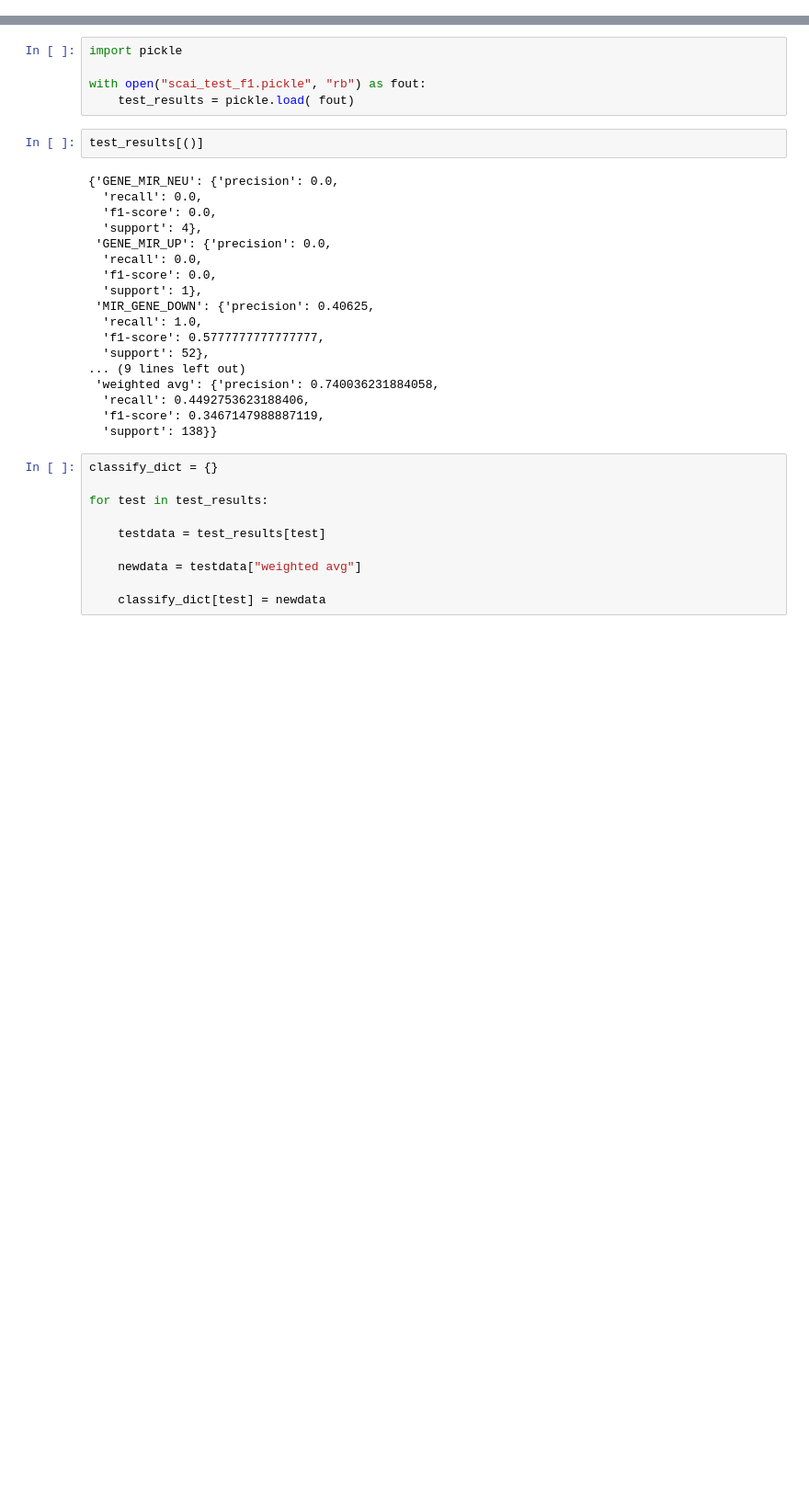
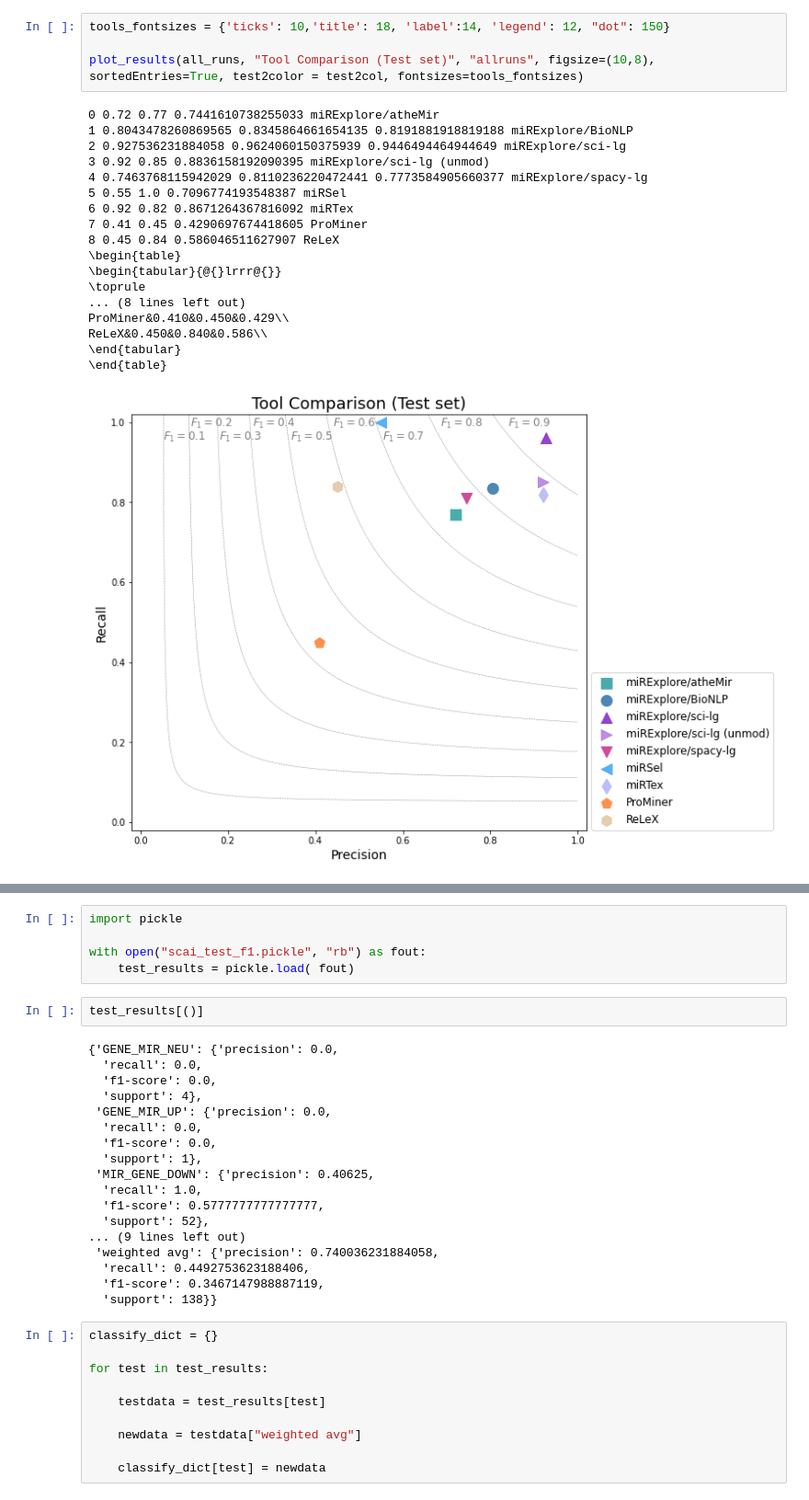
Before and after one commit to mjoppich/miRExplore, a Jupyter notebook: python/nbs/eval_checks.ipynb, the cells around one changed output, grey strips where cells are left out. Shown at 92% size. Drawn from its saved outputs; the diff is of its cells as text; blank space fills up the shorter version.

```diff
--- a/python/nbs/eval_checks.ipynb
+++ b/python/nbs/eval_checks.ipynb
@@ -205,3 +321,26 @@ def plot_results(inres, title):
 
     plt.show()
     plt.close()
+# %%
+tools_fontsizes = {'ticks': 10,'title': 18, 'label':14, 'legend': 12, "dot": 150}
+
+plot_results(all_runs, "Tool Comparison (Test set)", "allruns", figsize=(10,8), sortedEntries=True, test2color = test2col, fontsizes=tools_fontsizes)
+# %% [output]
+0 0.72 0.77 0.7441610738255033 miRExplore/atheMir
+1 0.8043478260869565 0.8345864661654135 0.8191881918819188 miRExplore/BioNLP
+2 0.927536231884058 0.9624060150375939 0.9446494464944649 miRExplore/sci-lg
+3 0.92 0.85 0.8836158192090395 miRExplore/sci-lg (unmod)
+4 0.7463768115942029 0.8110236220472441 0.7773584905660377 miRExplore/spacy-lg
+5 0.55 1.0 0.7096774193548387 miRSel
+6 0.92 0.82 0.8671264367816092 miRTex
+7 0.41 0.45 0.4290697674418605 ProMiner
+8 0.45 0.84 0.586046511627907 ReLeX
+\begin{table}
+\begin{tabular}{@{}lrrr@{}}
+\toprule
+... (8 lines left out)
+ProMiner&0.410&0.450&0.429\\
+ReLeX&0.450&0.840&0.586\\
+\end{tabular}
+\end{table}
+[figure, added]
```
Also changed, not shown: parts of 26 cells of this notebook, 8 other files.
